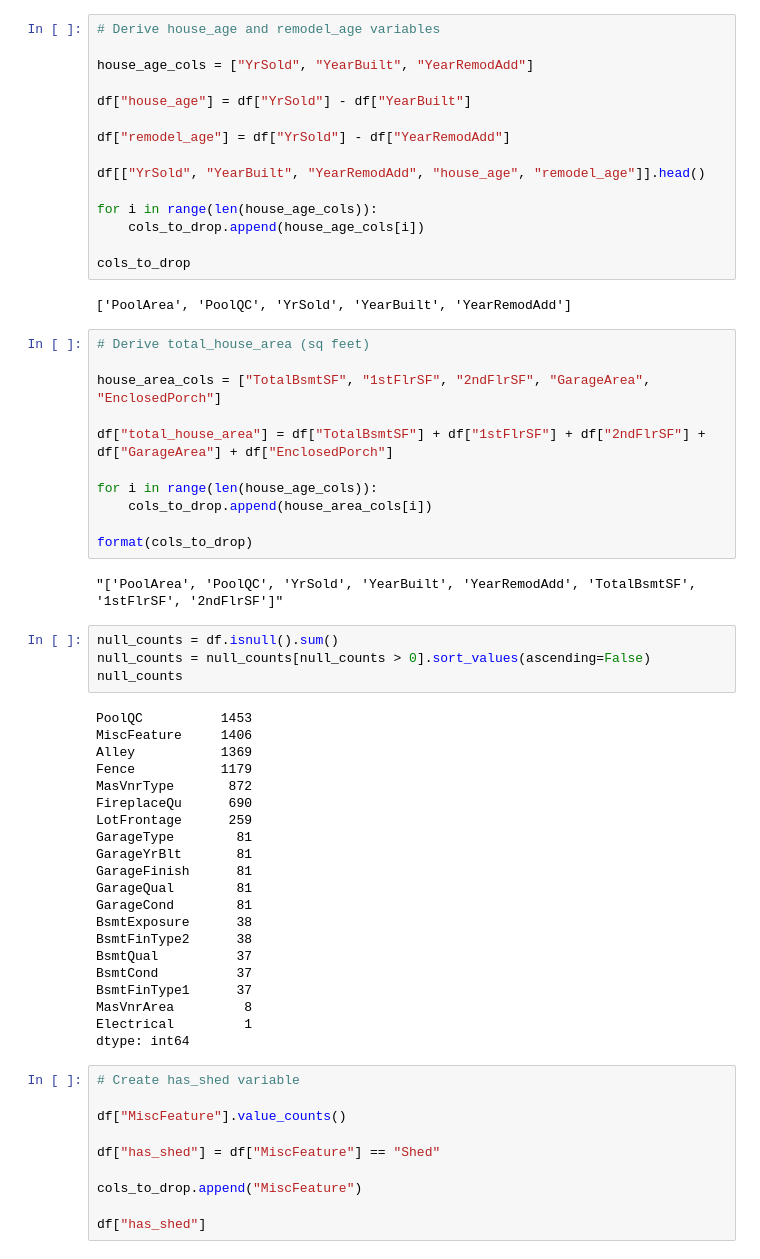
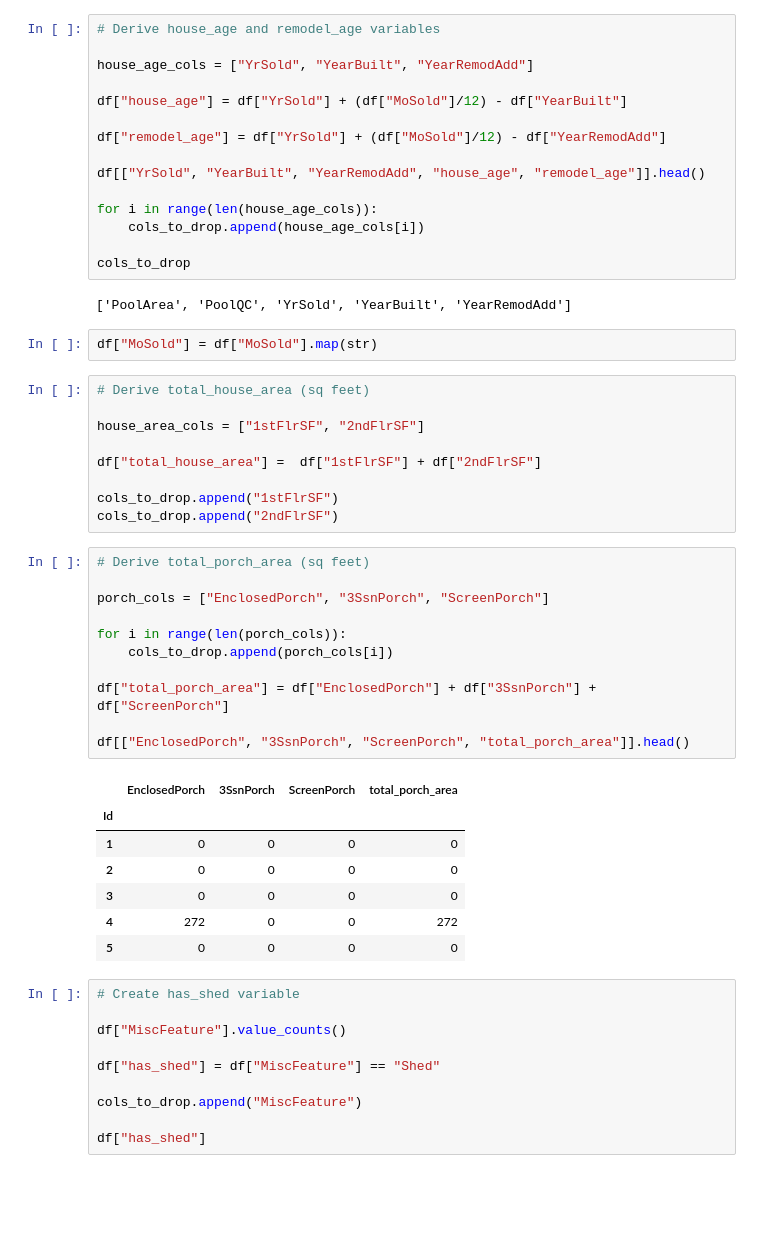
Before and after one commit to stuart-n-wilson/House-price-prediction, a Jupyter notebook: house_price_prediction_notebook.ipynb, the cells around one changed output. Cells and saved outputs as stored; diff of their text form; blank space fills up the shorter version.

```diff
--- a/house_price_prediction_notebook.ipynb
+++ b/house_price_prediction_notebook.ipynb
@@ -81,9 +81,9 @@ cols_to_drop.append("PoolQC")
 
 house_age_cols = ["YrSold", "YearBuilt", "YearRemodAdd"]
 
-df["house_age"] = df["YrSold"] - df["YearBuilt"]
+df["house_age"] = df["YrSold"] + (df["MoSold"]/12) - df["YearBuilt"]
 
-df["remodel_age"] = df["YrSold"] - df["YearRemodAdd"]
+df["remodel_age"] = df["YrSold"] + (df["MoSold"]/12) - df["YearRemodAdd"]
 
 df[["YrSold", "YearBuilt", "YearRemodAdd", "house_age", "remodel_age"]].head()
 
@@ -93,44 +93,36 @@ for i in range(len(house_age_cols)):
 cols_to_drop
 # %% [output]
 ['PoolArea', 'PoolQC', 'YrSold', 'YearBuilt', 'YearRemodAdd']
+# %%
+df["MoSold"] = df["MoSold"].map(str)
 # %%
 # Derive total_house_area (sq feet)
 
-house_area_cols = ["TotalBsmtSF", "1stFlrSF", "2ndFlrSF", "GarageArea", "EnclosedPorch"]
+house_area_cols = ["1stFlrSF", "2ndFlrSF"]
 
-df["total_house_area"] = df["TotalBsmtSF"] + df["1stFlrSF"] + df["2ndFlrSF"] + df["GarageArea"] + df["EnclosedPorch"]
+df["total_house_area"] =  df["1stFlrSF"] + df["2ndFlrSF"]
 
-for i in range(len(house_age_cols)):
-    cols_to_drop.append(house_area_cols[i])
-
-format(cols_to_drop)
+cols_to_drop.append("1stFlrSF")
+cols_to_drop.append("2ndFlrSF")
-# %% [output]
-"['PoolArea', 'PoolQC', 'YrSold', 'YearBuilt', 'YearRemodAdd', 'TotalBsmtSF', '1stFlrSF', '2ndFlrSF']"
-# %%
-null_counts = df.isnull().sum()
-null_counts = null_counts[null_counts > 0].sort_values(ascending=False)
-null_counts
-# %% [output]
-PoolQC          1453
-MiscFeature     1406
-Alley           1369
-Fence           1179
-MasVnrType       872
-FireplaceQu      690
-LotFrontage      259
-GarageType        81
-GarageYrBlt       81
-GarageFinish      81
-GarageQual        81
-GarageCond        81
-BsmtExposure      38
-BsmtFinType2      38
-BsmtQual          37
-BsmtCond          37
-BsmtFinType1      37
-MasVnrArea         8
-Electrical         1
-dtype: int64
+# %%
+# Derive total_porch_area (sq feet)
+
+porch_cols = ["EnclosedPorch", "3SsnPorch", "ScreenPorch"]
+
+for i in range(len(porch_cols)):
+    cols_to_drop.append(porch_cols[i])
+
+df["total_porch_area"] = df["EnclosedPorch"] + df["3SsnPorch"] + df["ScreenPorch"]
+
+df[["EnclosedPorch", "3SsnPorch", "ScreenPorch", "total_porch_area"]].head()
+# %% [output]
+|  | EnclosedPorch | 3SsnPorch | ScreenPorch | total_porch_area |
+| Id |  |  |  |  |
+| 1 | 0 | 0 | 0 | 0 |
+| 2 | 0 | 0 | 0 | 0 |
+| 3 | 0 | 0 | 0 | 0 |
+| 4 | 272 | 0 | 0 | 272 |
+| 5 | 0 | 0 | 0 | 0 |
 # %%
 # Create has_shed variable
 
```
Also changed, not shown: parts of 9 cells of this notebook.
